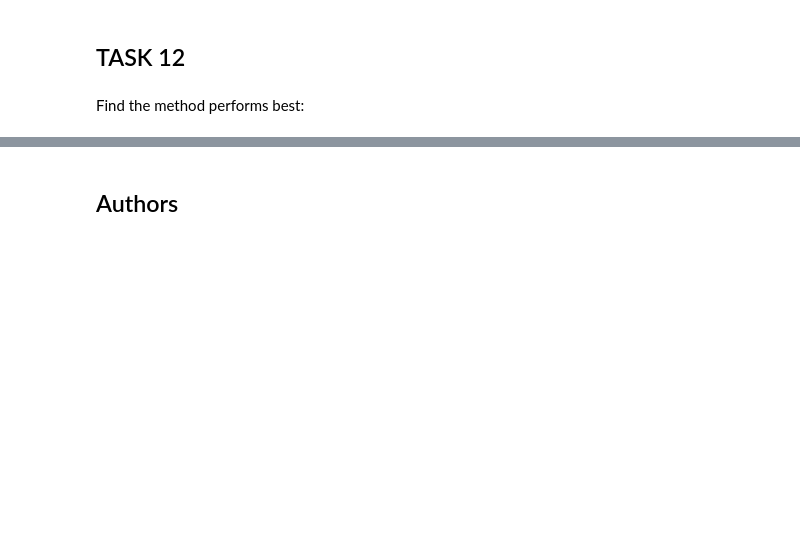
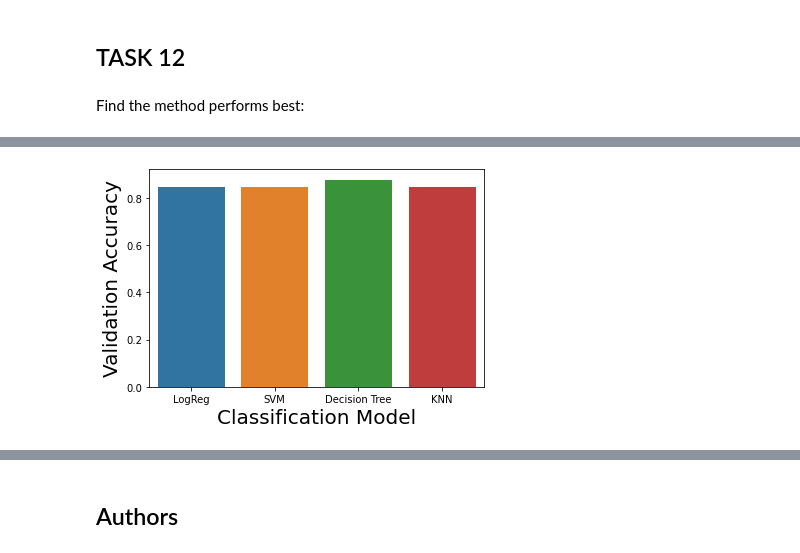
Before and after one commit to sharkgurl/IBM_Data_Science, a Jupyter notebook: applied_data_science_capstone/SpaceX Predictive Analysis.ipynb, the cells around one changed output, grey strips where cells are left out. Drawn from its saved outputs; the diff is of its cells as text; code cells hidden in the pictures; blank space fills up the shorter version.

```diff
--- a/applied_data_science_capstone/SpaceX Predictive Analysis.ipynb
+++ b/applied_data_science_capstone/SpaceX Predictive Analysis.ipynb
@@ -354,0 +358,18 @@ LogisticRegression	    0.8333
+# %%
+d = {'Classification Model': ['LogReg','SVM','Decision Tree','KNN'], 'Validation Accuracy': [0.8464,0.8462,0.8767, 0.8462]}
+df = pd.DataFrame(data=d)
+
+
+sns.barplot(y='Validation Accuracy', x= 'Classification Model', data=df)
+
+plt.xlabel("Classification Model",fontsize=20)
+plt.ylabel("Validation Accuracy",fontsize=20)
+plt.show()
+
+#Algorithm	            Best Score
+#KNN	                    0.8333
+#Decision Tree	        0.7222
+#SVM	                    0.8333
+#LogisticRegression	    0.8464
+# %% [output]
+[figure, added]
```
Also changed, not shown: parts of 4 cells of this notebook.
